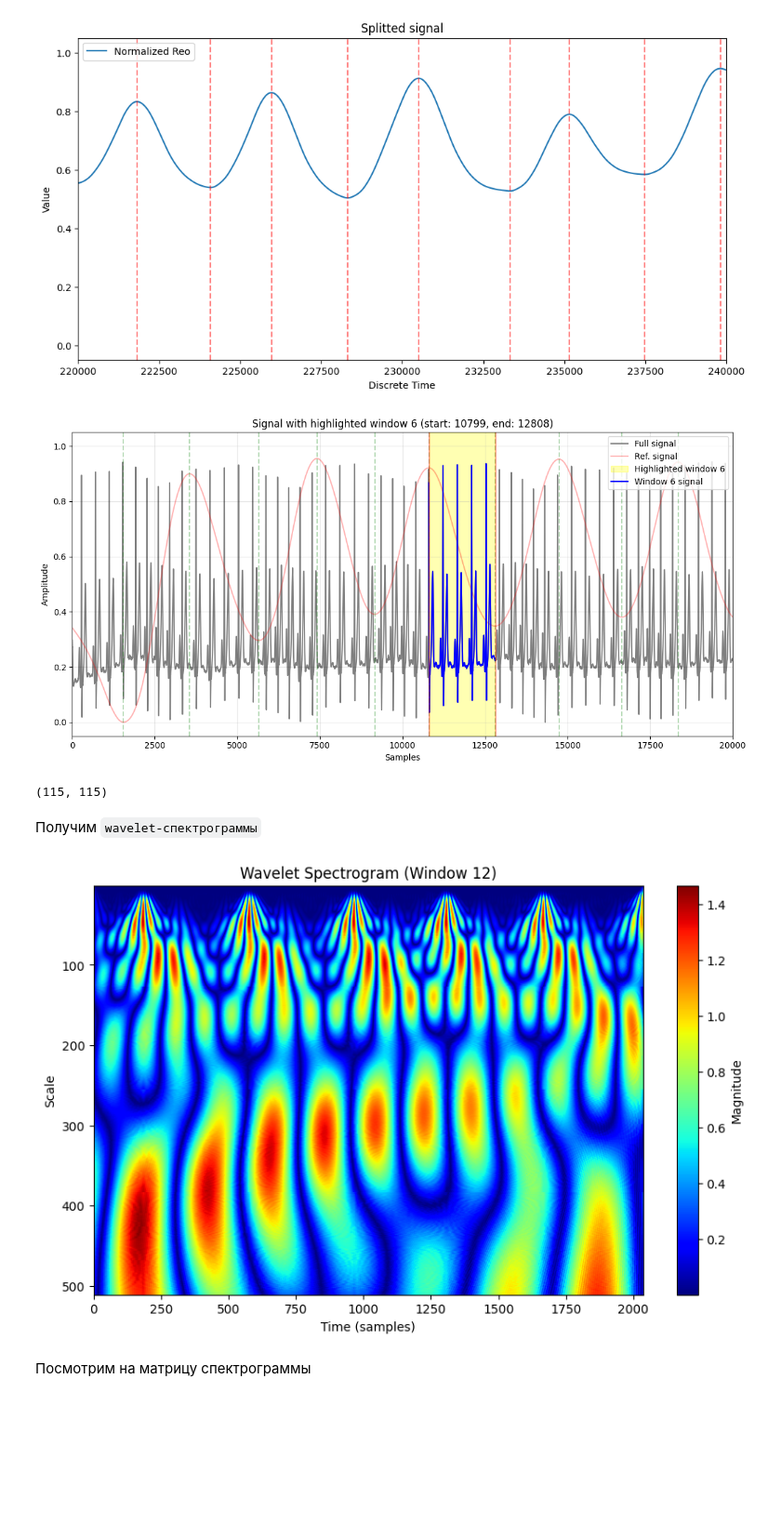
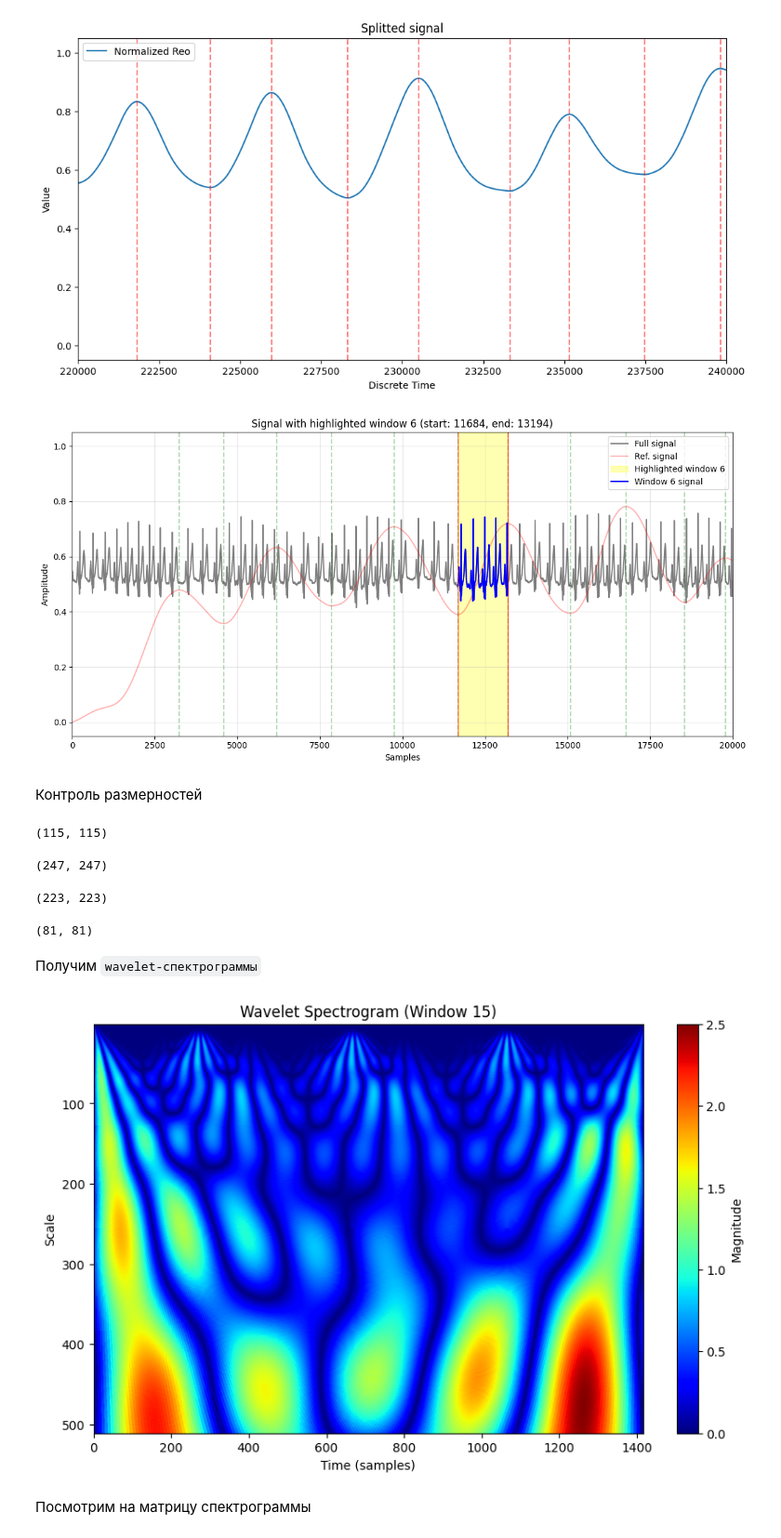
Before and after one commit to 4ervonec19/diploma, a Jupyter notebook: notebooks/3.0-cav-ecg-preprocessing-analysis.ipynb, the cells around one changed output. Shown at 93% size. Cells and saved outputs as stored; diff of their text form; code cells hidden in the pictures; blank space fills up the shorter version.

Commit message:
New preprocessed datasets made and saved; images for training collected [Notebooks and Data commit]

````diff
--- a/notebooks/3.0-cav-ecg-preprocessing-analysis.ipynb
+++ b/notebooks/3.0-cav-ecg-preprocessing-analysis.ipynb
@@ -111,7 +116,7 @@ def butterworth_filter_df(df, column, cutoff, fs, order=5, filter_type='low',
     return df
 
 
-reo_preprocessed = butterworth_filter_df(df=reo_preprocessed,
+reo_preprocessed = butterworth_filter_df(df=reo_preprocessed_first,
                                            column='ЭКГ(16), мкВ',
                                            order=1,
                                            fs=1000,
@@ -119,7 +124,7 @@ reo_preprocessed = butterworth_filter_df(df=reo_preprocessed,
                                            plot=True,
                                            xlim=[0, 1000])
 
-second_ecg = butterworth_filter_df(df=second_ecg,
+reo_preprocessed_second = butterworth_filter_df(df=reo_preprocessed_second,
                                            column='ЭКГ(16), мкВ',
                                            order=1,
                                            fs=1000,
@@ -127,7 +132,7 @@ second_ecg = butterworth_filter_df(df=second_ecg,
                                            plot=False,
                                            xlim=[0, 1000])
 
-third_ecg = butterworth_filter_df(df=third_ecg,
+reo_preprocessed_third = butterworth_filter_df(df=reo_preprocessed_third,
                                            column='column_6',
                                            order=1,
                                            fs=1000,
@@ -135,7 +140,7 @@ third_ecg = butterworth_filter_df(df=third_ecg,
                                            plot=False,
                                            xlim=[0, 1000])
 
-fourth_ecg = butterworth_filter_df(df=fourth_ecg,
+reo_preprocessed_fourth = butterworth_filter_df(df=reo_preprocessed_fourth,
                                            column='column_6',
                                            order=1,
                                            fs=1000,
@@ -465,7 +509,7 @@ def process_single_signal(signal, max_window_size=1250, alphabet_size=6):
 Посмотрим на результат кодирования
 # %%
 encoded_windows, quantizer = process_single_signal(
-        signal=normalized_signal,
+        signal=normalized_signal_ecg_first,
         max_window_size=4000,
         alphabet_size=100)
 # %%
@@ -695,4 +756,7 @@ def split_signal_by_extremes(signal, derivative):
 
     return windows, points
 
-windows, split_points = split_signal_by_extremes(normalized_reo, reo_preprocessed['derivative_signal'])
+windows_first, split_points_first = split_signal_by_extremes(normalized_reo_first, reo_preprocessed_first['derivative_signal'])
+windows_second, split_points_second = split_signal_by_extremes(normalized_reo_second, reo_preprocessed_second['derivative_signal'])
+windows_third, split_points_third = split_signal_by_extremes(normalized_reo_third, reo_preprocessed_third['derivative_signal'])
+windows_fourth, split_points_fourth = split_signal_by_extremes(normalized_reo_fourth, reo_preprocessed_fourth['derivative_signal'])
@@ -796,45 +874,70 @@ def plot_signal_with_highlighted_window(signal, signal_ref, reference_points, wi
     plt.tight_layout()
     plt.show()
 
-plot_signal_with_highlighted_window(normalized_signal,
-                                    normalized_reo,
-                                    split_points,
+plot_signal_with_highlighted_window(normalized_signal_ecg_fourth,
+                                    normalized_reo_fourth,
+                                    split_points_fourth,
                                     window_index=6)
 # %% [output]
-[figure, old version]
+[figure, new version]
-# %%
-segments, adjusted_points = split_by_reference_points(normalized_signal, split_points,
-                                                           overlap_samples=0)
-len(segments), len(windows)
-# %% [output]
-(115, 115)
+# %%
+segments_ecg_first, adjusted_points_second = split_by_reference_points(normalized_signal_ecg_first, split_points_first,
+                                                           overlap_samples=0)
+
+segments_ecg_second, adjusted_points_second = split_by_reference_points(normalized_signal_ecg_second, split_points_second,
+                                                           overlap_samples=0)
+
+segments_ecg_third, adjusted_points_third = split_by_reference_points(normalized_signal_ecg_third, split_points_third,
+                                                           overlap_samples=0)
+
+segments_ecg_fourth, adjusted_points_fourth = split_by_reference_points(normalized_signal_ecg_fourth, split_points_fourth,
+                                                           overlap_samples=0)
+# len(segments), len(windows)
+# %% [markdown]
+Контроль размерностей
+# %%
+len(segments_ecg_first), len(windows_first)
+# %% [output]
+(115, 115)
+# %%
+len(segments_ecg_second), len(windows_second)
+# %% [output]
+(247, 247)
+# %%
+len(segments_ecg_third), len(windows_third)
+# %% [output]
+(223, 223)
+# %%
+len(segments_ecg_fourth), len(windows_fourth)
+# %% [output]
+(81, 81)
 # %% [markdown]
 Получим ```wavelet-спектрограммы```
 # %%
 def plot_wavelet_spectrogram(signal_window, title="Wavelet Spectrogram", plot = True):
 	wavelet = 'morl'
 	scales = np.arange(1, 512)
 	coefficients, frequencies = pywt.cwt(signal_window, scales, wavelet)
 	spec = np.abs(coefficients)
 	spec = (spec - spec.min()) / (spec.max() - spec.min())
 	if plot:
 		plt.figure(figsize=(10, 6))
 		plt.imshow(np.abs(coefficients), aspect='auto', cmap='jet',
 				extent=[0, len(signal_window), scales[-1], scales[0]])
 		plt.colorbar(label="Magnitude")
 		plt.title(title)
 		plt.xlabel("Time (samples)")
 		plt.ylabel("Scale")
 
 	return spec
 
-window_index = 12
-win_data, _, _ = segments[window_index]
-# win_data = windows[window_index]
+window_index = 15
+win_data, _, _ = segments_ecg_second[window_index]
+# win_data = windows_first[window_index]
 
 spec = plot_wavelet_spectrogram(win_data, title=f"Wavelet Spectrogram (Window {window_index})")
 # %% [output]
-[figure, old version]
+[figure, new version]
 # %% [markdown]
 Посмотрим на матрицу спектрограммы
 # %%
````
Also changed, not shown: parts of 28 cells of this notebook, 5 other files.
